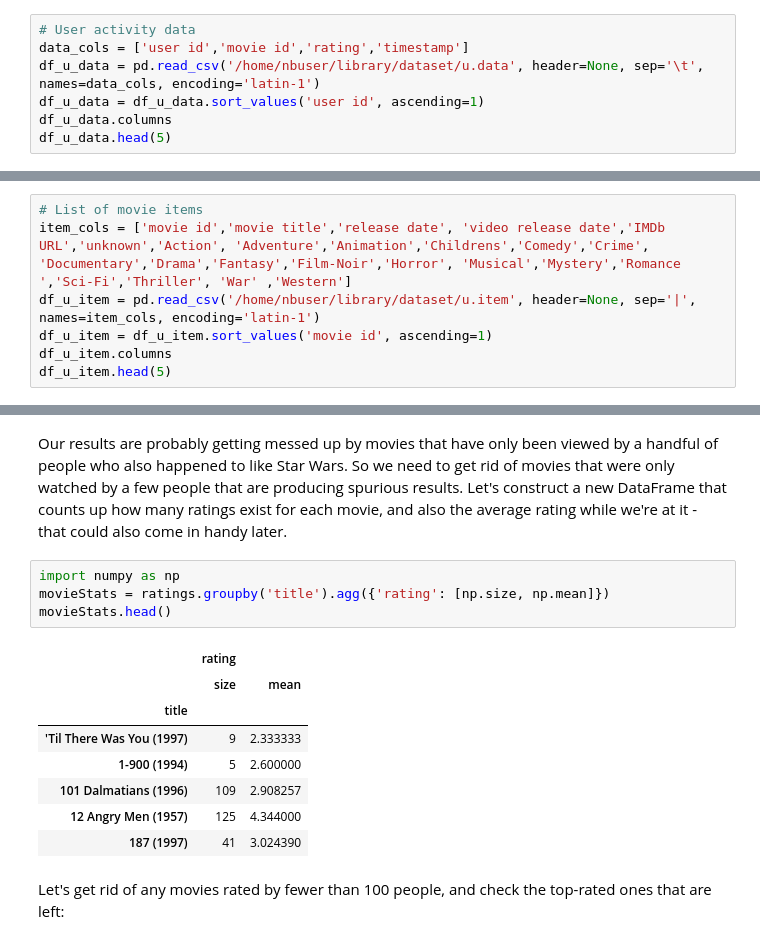
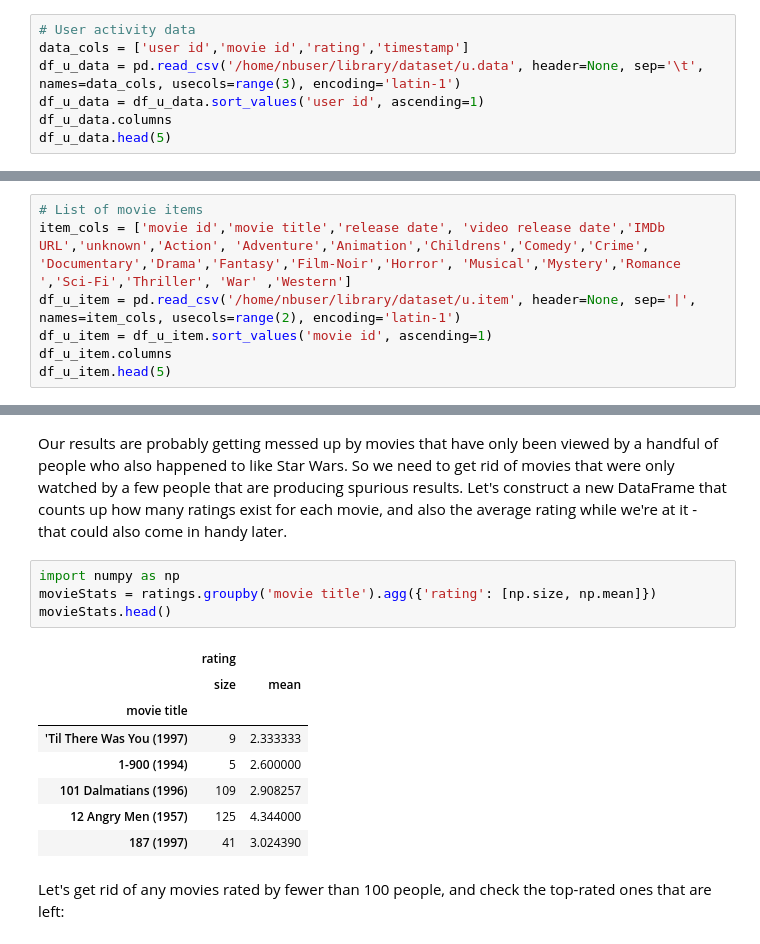
Before and after one commit to ziababar/recommender, a Jupyter notebook: RecSys - CF Item-Based.ipynb, the cells around one changed output, grey strips where cells are left out. Drawn from its saved outputs; the diff is of its cells as text.

```diff
--- a/RecSys - CF Item-Based.ipynb
+++ b/RecSys - CF Item-Based.ipynb
@@ -23,7 +32,7 @@ import sklearn
 # %%
 # User activity data
 data_cols = ['user id','movie id','rating','timestamp']
-df_u_data = pd.read_csv('/home/nbuser/library/dataset/u.data', header=None, sep='\t', names=data_cols, encoding='latin-1')
+df_u_data = pd.read_csv('/home/nbuser/library/dataset/u.data', header=None, sep='\t', names=data_cols, usecols=range(3), encoding='latin-1')
 df_u_data = df_u_data.sort_values('user id', ascending=1)
 df_u_data.columns
 df_u_data.head(5)
@@ -37,7 +46,7 @@ df_u_data.head(5)
 # %%
 # List of movie items
 item_cols = ['movie id','movie title','release date', 'video release date','IMDb URL','unknown','Action', 'Adventure','Animation','Childrens','Comedy','Crime', 'Documentary','Drama','Fantasy','Film-Noir','Horror', 'Musical','Mystery','Romance ','Sci-Fi','Thriller', 'War' ,'Western']
-df_u_item = pd.read_csv('/home/nbuser/library/dataset/u.item', header=None, sep='|', names=item_cols, encoding='latin-1')
+df_u_item = pd.read_csv('/home/nbuser/library/dataset/u.item', header=None, sep='|', names=item_cols, usecols=range(2), encoding='latin-1')
 df_u_item = df_u_item.sort_values('movie id', ascending=1)
 df_u_item.columns
 df_u_item.head(5)
@@ -181,12 +142,12 @@ dtype: float64
 Our results are probably getting messed up by movies that have only been viewed by a handful of people who also happened to like Star Wars. So we need to get rid of movies that were only watched by a few people that are producing spurious results. Let's construct a new DataFrame that counts up how many ratings exist for each movie, and also the average rating while we're at it - that could also come in handy later.
 # %%
 import numpy as np
-movieStats = ratings.groupby('title').agg({'rating': [np.size, np.mean]})
+movieStats = ratings.groupby('movie title').agg({'rating': [np.size, np.mean]})
 movieStats.head()
 # %% [output]
 |  | rating |  |
 |  | size | mean |
-| title |  |  |
+| movie title |  |  |
 | 'Til There Was You (1997) | 9 | 2.333333 |
 | 1-900 (1994) | 5 | 2.600000 |
 | 101 Dalmatians (1996) | 109 | 2.908257 |
```
Also changed, not shown: parts of 17 cells of this notebook, 2 other files.
